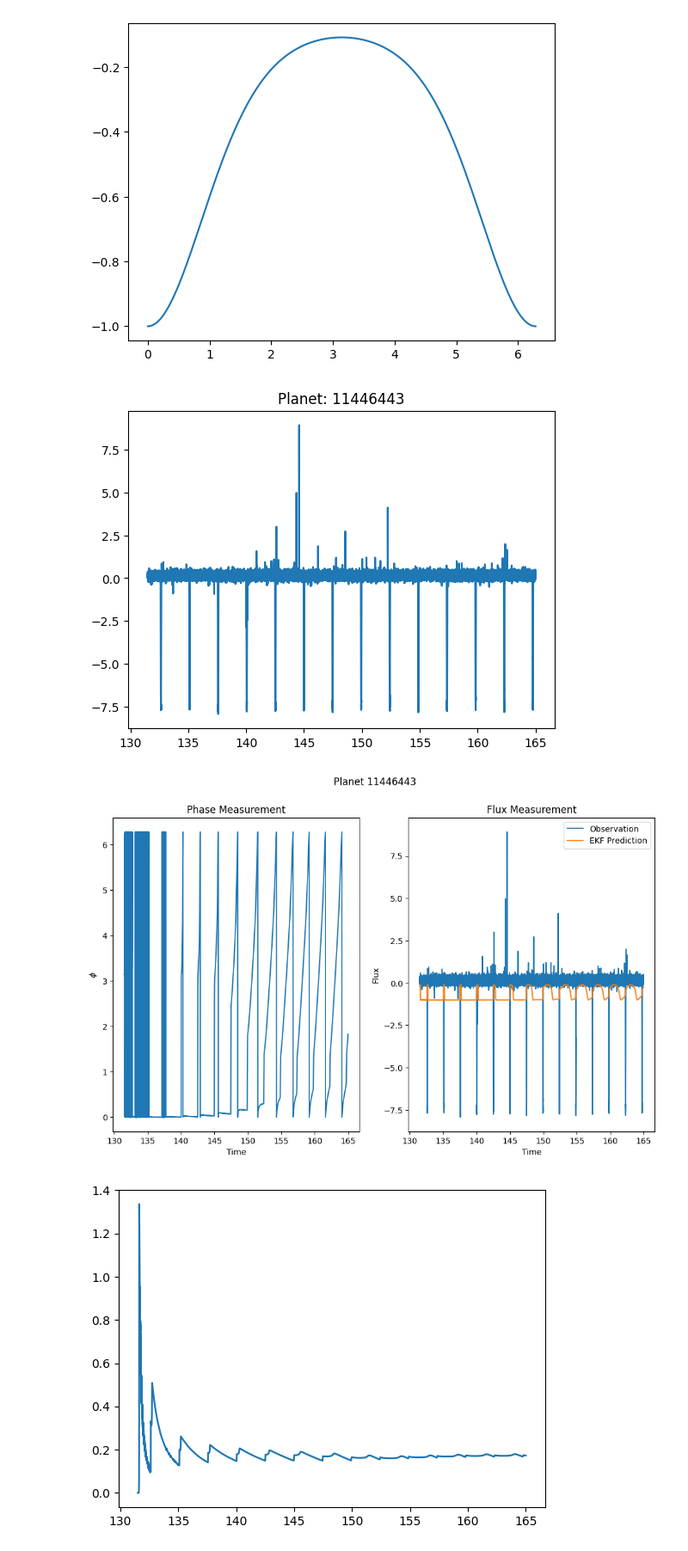
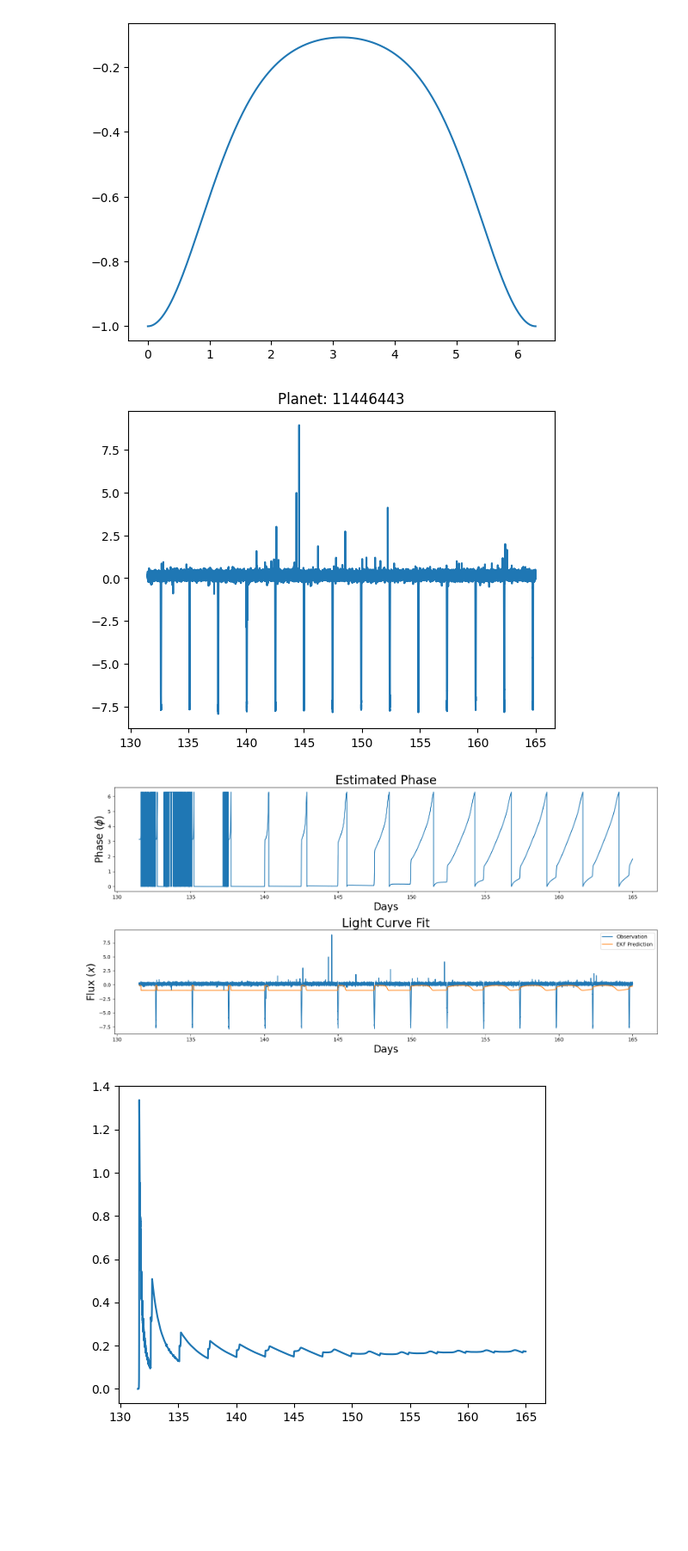
Before and after one commit to Jaredwinn77/ACME_VOL3_PLANET_FINDER, a Jupyter notebook: Kalman2State.ipynb, the cells around one changed output. Shown at 86% size. Cells and saved outputs as stored; diff of their text form; code cells hidden in the pictures; blank space fills up the shorter version.

```diff
--- a/Kalman2State.ipynb
+++ b/Kalman2State.ipynb
@@ -92,45 +92,52 @@ for id in jobids:
     plt.plot(t, new_vals)
     plt.title(f'Planet: {id}')
     plt.show()
 
     thetas = []
     angular_vel = []
     for i, flux in enumerate(new_vals):
         ekf.predict()
         ekf.update(z=np.array([[flux]]), HJacobian=h_der, Hx=h)
         ekf.x[0][0] = ekf.x[0][0] % (2*np.pi)
         th, av = ekf.x.ravel()
         thetas.append(th)
         angular_vel.append(av)
 
-    plt.figure(figsize=(12, 7))
-    plt.subplot(121)
+    plt.figure(figsize=(16, 8))
+    plt.subplot(211)
     #plot the observed measurements and then our thetas turned into brightness via H
     # plt.plot(t[::20], thetas[::20])
     plt.plot(t, thetas)
     plt.ticklabel_format(style='plain', axis='both', useOffset=False)
-    plt.xlabel("Time")
-    plt.ylabel(r'$\phi$')
-    plt.title(f"Phase Measurement")
+    plt.xlabel("Days", fontsize=20)
+    plt.ylabel(r'Phase ($\phi$)', fontsize=20)
+    plt.title(f"Estimated Phase", fontsize=24)
+    # plt.savefig("EKFphase.png", dpi=300)
+    # plt.show()
 
-    plt.subplot(122)
+
+    plt.subplot(212)
     #plot the observed measurements and then our thetas turned into brightness via H
+    # plt.figure(figsize=(16, 6))
     plt.plot(t, new_vals, label='Observation')
     plt.plot(t, [h([th, 0]) for th in thetas], label='EKF Prediction')
 
     plt.ticklabel_format(style='plain', axis='both', useOffset=False)
-    plt.title(f"Flux Measurement")
-    plt.xlabel("Time")
-    plt.ylabel("Flux")
+    plt.title(f"Light Curve Fit", fontsize=24)
+    plt.xlabel("Days", fontsize=20)
+    plt.ylabel(r"Flux ($x$)", fontsize=20)
     plt.legend()
 
-    plt.suptitle(f"Planet {id}")
-    plt.savefig("EKF.png", dpi=1000)
+    plt.tight_layout()
+    plt.savefig("EKFflux.png", dpi=300)
+    # plt.show()
+
+    # plt.suptitle(f"Planet {id}")
 
     break
 # %% [output]
 [figure]
-[figure, old version]
+[figure, new version]
 # %%
 #plot the observed measurements and then our thetas turned into brightness via H
 plt.plot(t, angular_vel)
```
Also changed, not shown: parts of 1 cell of this notebook.
